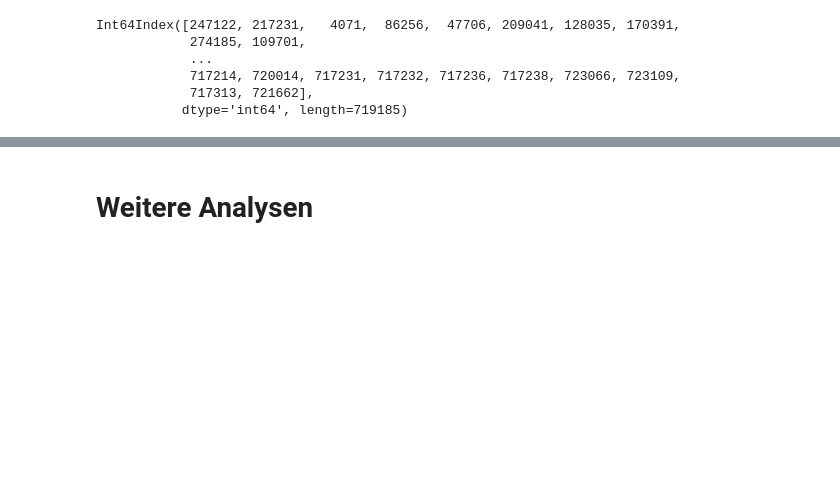
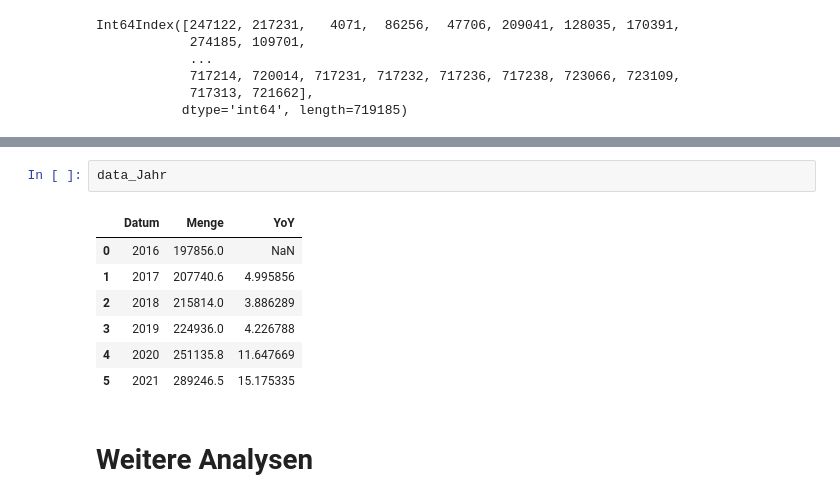
Before and after one commit to mrtz-wssl/KI_in_KMU, a Jupyter notebook: KI_in_KMU_Main.ipynb, the cells around one changed output, grey strips where cells are left out. Drawn from its saved outputs; the diff is of its cells as text; blank space fills up the shorter version.

```diff
--- a/KI_in_KMU_Main.ipynb
+++ b/KI_in_KMU_Main.ipynb
@@ -776,3 +819,13 @@ plt.show()
+# %%
+data_Jahr
+# %% [output]
+|  | Datum | Menge | YoY |
+| 0 | 2016 | 197856.0 | NaN |
+| 1 | 2017 | 207740.6 | 4.995856 |
+| 2 | 2018 | 215814.0 | 3.886289 |
+| 3 | 2019 | 224936.0 | 4.226788 |
+| 4 | 2020 | 251135.8 | 11.647669 |
+| 5 | 2021 | 289246.5 | 15.175335 |
 # %% [markdown]
 # Weitere Analysen #
 # %% [markdown]
```
Also changed, not shown: parts of 6 cells of this notebook, 2 other files.
